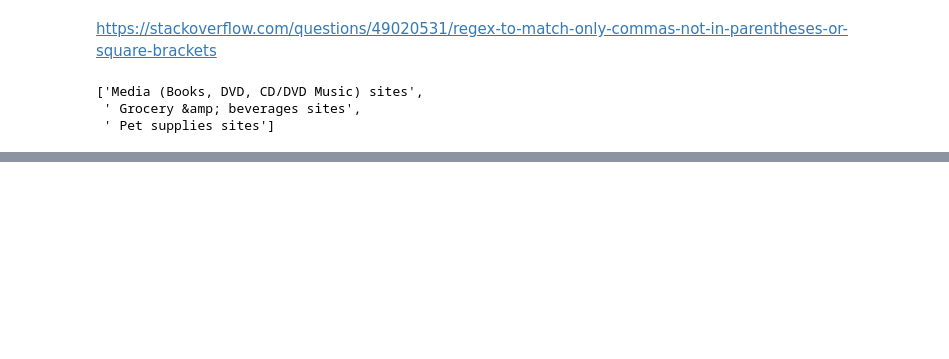
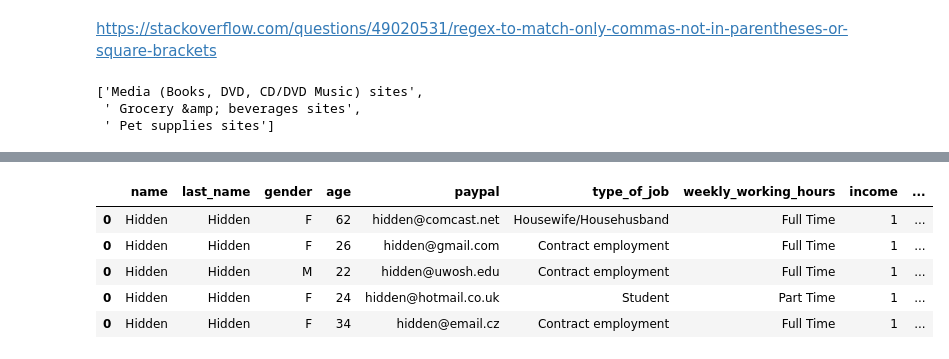
Before and after one commit to abhilash-j2/Team3_INFO7374_Spring2021, a Jupyter notebook: Assignments/Assignment1/Data pre-processing.ipynb, the cells around one changed output, grey strips where cells are left out. Drawn from its saved outputs; the diff is of its cells as text; code cells hidden in the pictures; blank space fills up the shorter version.

```diff
--- a/Assignments/Assignment1/Data pre-processing.ipynb
+++ b/Assignments/Assignment1/Data pre-processing.ipynb
@@ -483,0 +484,9 @@ r.head()
+# %%
+inf_df[["user_id", ]]
+# %% [output]
+|  | name | last_name | gender | age | paypal | type_of_job | weekly_working_hours | income | ... |
+| 0 | Hidden | Hidden | F | 62 | hidden@comcast.net | Housewife/Househusband | Full Time | 1 | ... |
+| 0 | Hidden | Hidden | F | 26 | hidden@gmail.com | Contract employment | Full Time | 1 | ... |
+| 0 | Hidden | Hidden | M | 22 | hidden@uwosh.edu | Contract employment | Full Time | 1 | ... |
+| 0 | Hidden | Hidden | F | 24 | hidden@hotmail.co.uk | Student | Part Time | 1 | ... |
+| 0 | Hidden | Hidden | F | 34 | hidden@email.cz | Contract employment | Full Time | 1 | ... |
```
Also changed, not shown: parts of 48 cells of this notebook, 1 other file.
